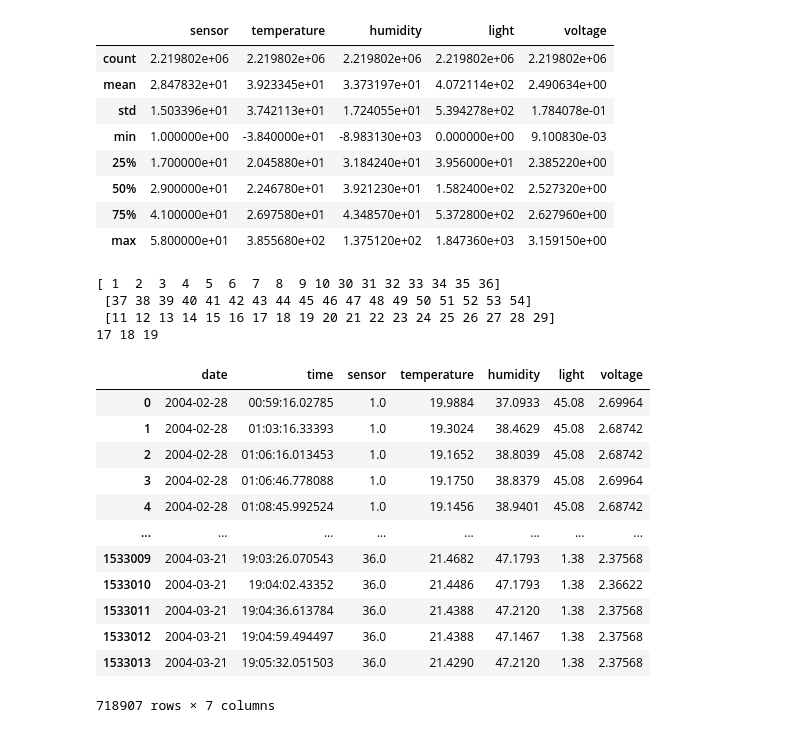
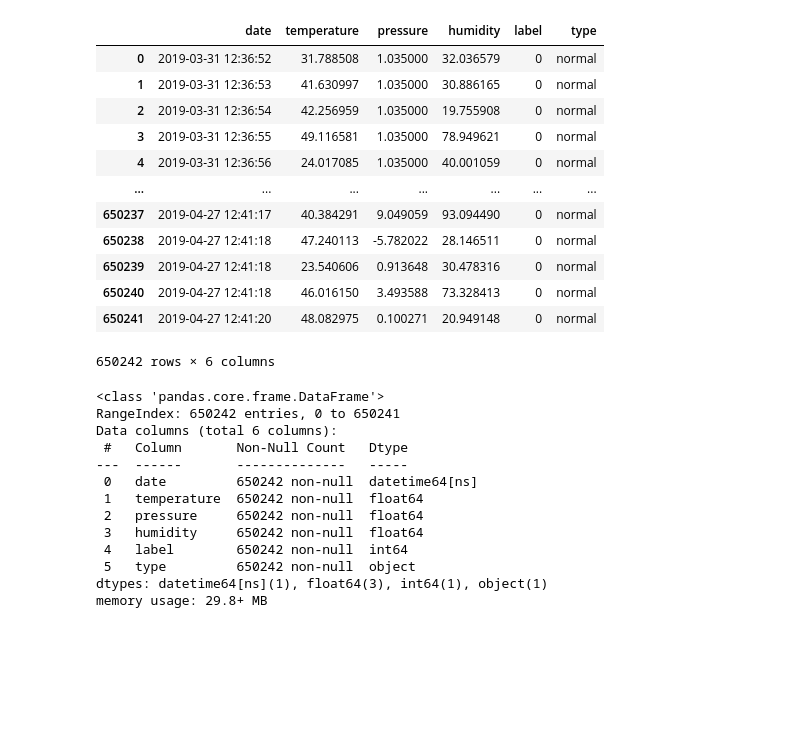
Before and after one commit to Hongwei-Z/SC-MLIDS, a Jupyter notebook: Data_Preprocessing.ipynb, the cells around one changed output. Drawn from its saved outputs; the diff is of its cells as text; code cells hidden in the pictures; blank space fills up the shorter version.

```diff
--- a/Data_Preprocessing.ipynb
+++ b/Data_Preprocessing.ipynb
@@ -26,42 +25,35 @@ dataset
+# %%
+dataset['date'] = dataset['date'] + ' ' + dataset['time']
+dataset['date'] = pd.to_datetime(dataset['date'])
+dataset = dataset.drop('time', axis=1)
+dataset
+# %% [output]
+|  | date | temperature | pressure | humidity | label | type |
+| 0 | 2019-03-31 12:36:52 | 31.788508 | 1.035000 | 32.036579 | 0 | normal |
+| 1 | 2019-03-31 12:36:53 | 41.630997 | 1.035000 | 30.886165 | 0 | normal |
+| 2 | 2019-03-31 12:36:54 | 42.256959 | 1.035000 | 19.755908 | 0 | normal |
+| 3 | 2019-03-31 12:36:55 | 49.116581 | 1.035000 | 78.949621 | 0 | normal |
+| 4 | 2019-03-31 12:36:56 | 24.017085 | 1.035000 | 40.001059 | 0 | normal |
+| ... | ... | ... | ... | ... | ... | ... |
+| 650237 | 2019-04-27 12:41:17 | 40.384291 | 9.049059 | 93.094490 | 0 | normal |
+| 650238 | 2019-04-27 12:41:18 | 47.240113 | -5.782022 | 28.146511 | 0 | normal |
+| 650239 | 2019-04-27 12:41:18 | 23.540606 | 0.913648 | 30.478316 | 0 | normal |
+| 650240 | 2019-04-27 12:41:18 | 46.016150 | 3.493588 | 73.328413 | 0 | normal |
+| 650241 | 2019-04-27 12:41:20 | 48.082975 | 0.100271 | 20.949148 | 0 | normal |
+650242 rows × 6 columns
 # %%
-dataset.describe()
+dataset.info()
 # %% [output]
-|  | sensor | temperature | humidity | light | voltage |
-| count | 2.219802e+06 | 2.219802e+06 | 2.219802e+06 | 2.219802e+06 | 2.219802e+06 |
-| mean | 2.847832e+01 | 3.923345e+01 | 3.373197e+01 | 4.072114e+02 | 2.490634e+00 |
-| std | 1.503396e+01 | 3.742113e+01 | 1.724055e+01 | 5.394278e+02 | 1.784078e-01 |
-| min | 1.000000e+00 | -3.840000e+01 | -8.983130e+03 | 0.000000e+00 | 9.100830e-03 |
-| 25% | 1.700000e+01 | 2.045880e+01 | 3.184240e+01 | 3.956000e+01 | 2.385220e+00 |
-| 50% | 2.900000e+01 | 2.246780e+01 | 3.921230e+01 | 1.582400e+02 | 2.527320e+00 |
-| 75% | 4.100000e+01 | 2.697580e+01 | 4.348570e+01 | 5.372800e+02 | 2.627960e+00 |
-| max | 5.800000e+01 | 3.855680e+02 | 1.375120e+02 | 1.847360e+03 | 3.159150e+00 |
+<class 'pandas.core.frame.DataFrame'>
+RangeIndex: 650242 entries, 0 to 650241
+Data columns (total 6 columns):
+ #   Column       Non-Null Count   Dtype
+---  ------       --------------   -----
+ 0   date         650242 non-null  datetime64[ns]
+ 1   temperature  650242 non-null  float64
+ 2   pressure     650242 non-null  float64
+ 3   humidity     650242 non-null  float64
+ 4   label        650242 non-null  int64
+ 5   type         650242 non-null  object
+dtypes: datetime64[ns](1), float64(3), int64(1), object(1)
+memory usage: 29.8+ MB
-# %%
-zone_1 = [1, 2, 3, 4, 5, 6, 7, 8, 9, 10, 30, 31, 32, 33, 34, 35, 36]
-zone_1 = np.array(zone_1)
-zone_2 = np.arange(37, 55) # 37 ~ 54
-zone_3 = np.arange(11, 30) # 11 ~ 29
-print(zone_1, '\n', zone_2, '\n', zone_3)
-print(len(zone_1), len(zone_2), len(zone_3))
-# %% [output]
-[ 1  2  3  4  5  6  7  8  9 10 30 31 32 33 34 35 36]
- [37 38 39 40 41 42 43 44 45 46 47 48 49 50 51 52 53 54]
- [11 12 13 14 15 16 17 18 19 20 21 22 23 24 25 26 27 28 29]
-17 18 19
-# %%
-data_1 = dataset[dataset.sensor.isin(zone_1)]
-data_1.to_csv('./model1.csv', index=False, header=False)
-data_1
-# %% [output]
-|  | date | time | sensor | temperature | humidity | light | voltage |
-| 0 | 2004-02-28 | 00:59:16.02785 | 1.0 | 19.9884 | 37.0933 | 45.08 | 2.69964 |
-| 1 | 2004-02-28 | 01:03:16.33393 | 1.0 | 19.3024 | 38.4629 | 45.08 | 2.68742 |
-| 2 | 2004-02-28 | 01:06:16.013453 | 1.0 | 19.1652 | 38.8039 | 45.08 | 2.68742 |
-| 3 | 2004-02-28 | 01:06:46.778088 | 1.0 | 19.1750 | 38.8379 | 45.08 | 2.69964 |
-| 4 | 2004-02-28 | 01:08:45.992524 | 1.0 | 19.1456 | 38.9401 | 45.08 | 2.68742 |
-| ... | ... | ... | ... | ... | ... | ... | ... |
-| 1533009 | 2004-03-21 | 19:03:26.070543 | 36.0 | 21.4682 | 47.1793 | 1.38 | 2.37568 |
-| 1533010 | 2004-03-21 | 19:04:02.43352 | 36.0 | 21.4486 | 47.1793 | 1.38 | 2.36622 |
-| 1533011 | 2004-03-21 | 19:04:36.613784 | 36.0 | 21.4388 | 47.2120 | 1.38 | 2.37568 |
-| 1533012 | 2004-03-21 | 19:04:59.494497 | 36.0 | 21.4388 | 47.1467 | 1.38 | 2.37568 |
-| 1533013 | 2004-03-21 | 19:05:32.051503 | 36.0 | 21.4290 | 47.2120 | 1.38 | 2.37568 |
-718907 rows × 7 columns
```
Also changed, not shown: parts of 16 cells of this notebook, 6 other files.
